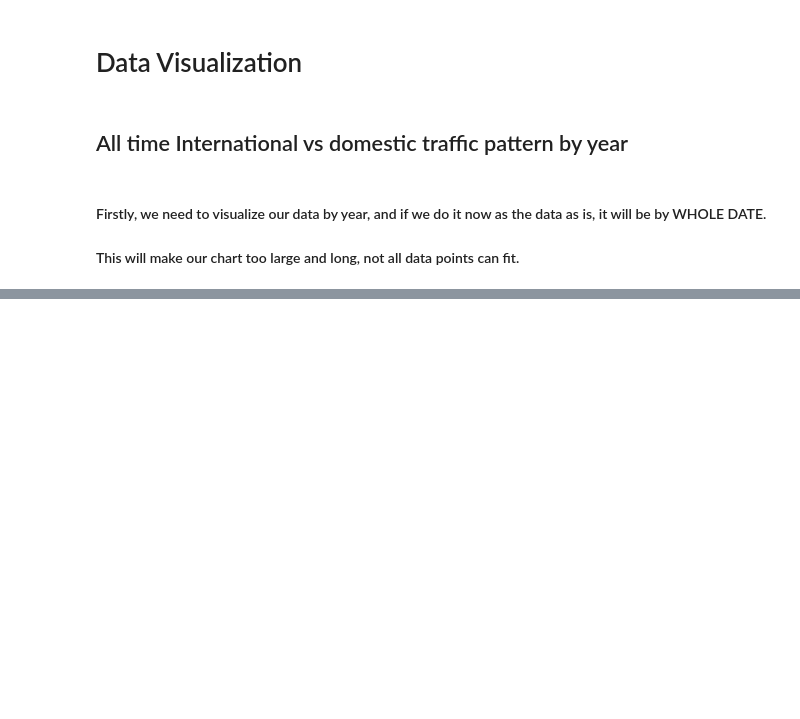
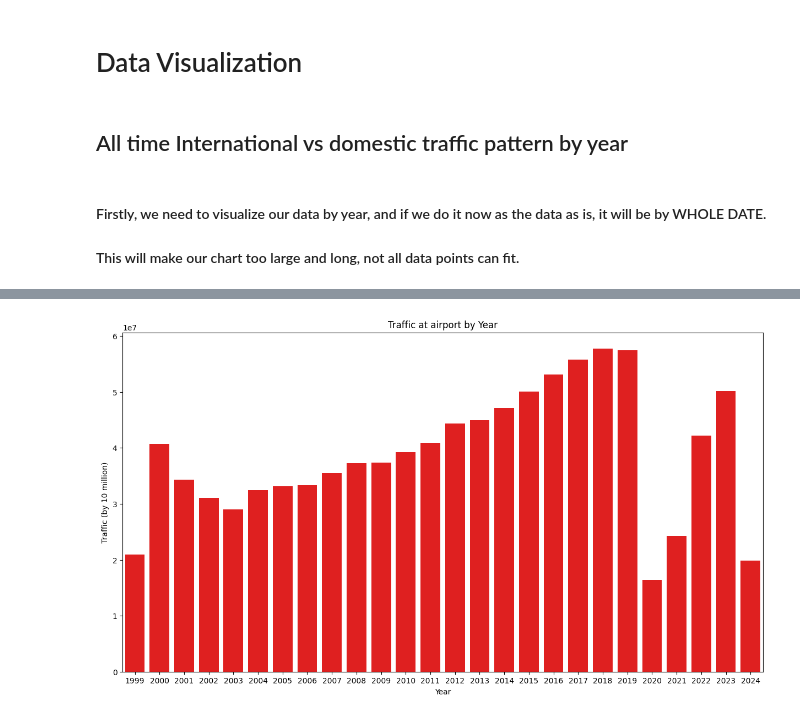
Before and after one commit to 17aabbas/SF-Airport-Analysis, a Jupyter notebook: SF Analysis.ipynb, the cells around one changed output, grey strips where cells are left out. Saved outputs shown, nothing was run; the diff lists cells and outputs as text; code cells hidden in the pictures; blank space fills up the shorter version.

```diff
--- a/SF Analysis.ipynb
+++ b/SF Analysis.ipynb
@@ -269,7 +269,7 @@ data.head()
 #### Firstly, we need to visualize our data by year, and if we do it now as the data as is, it will be by WHOLE DATE.
 #### This will make our chart too large and long, not all data points can fit.
 # %%
-data['year'] = data['Activity Period Start Date'].dt.year
-yearly_data = data.groupby('year')['Passenger Count'].sum().reset_index()
+data['Year'] = data['Activity Period Start Date'].dt.year
+yearly_data = data.groupby('Year')['Passenger Count'].sum().reset_index()
 print(yearly_data)
 # %% [output]
@@ -294,0 +322,9 @@ print(yearly_data)
+# %%
+plt.figure(figsize=(15,8))
+sns.barplot(x = 'Year', y = 'Passenger Count', data = yearly_data, color = 'red')
+plt.xlabel('Year')
+plt.ylabel('Traffic (by 10 million)')
+plt.title('Traffic at airport by Year')
+plt.show()
+# %% [output]
+[figure, added]
```
Also changed, not shown: parts of 4 cells of this notebook.
